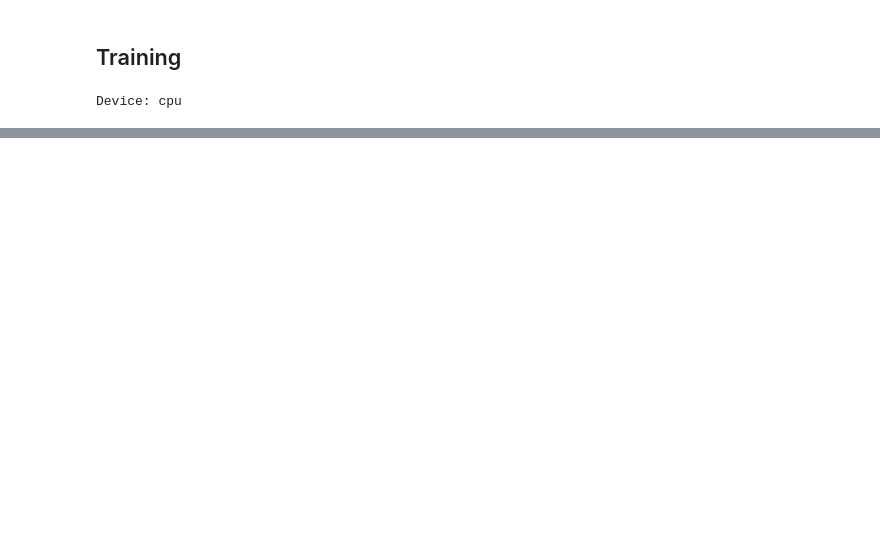
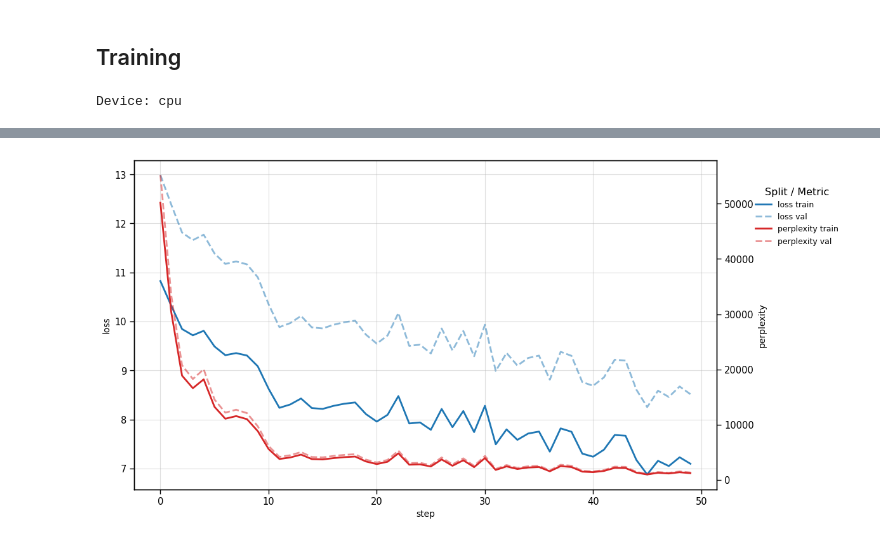
Before and after one commit to rubenbalbastre/llm, a Jupyter notebook: experiments/pre-training/gpt-2.ipynb, the cells around one changed output, grey strips where cells are left out. Cells and saved outputs as stored; diff of their text form; code cells hidden in the pictures; blank space fills up the shorter version.

Commit message:
add perplexity metric in training loop

```diff
--- a/experiments/pre-training/gpt-2.ipynb
+++ b/experiments/pre-training/gpt-2.ipynb
@@ -183,7 +183,7 @@ if torch.cuda.is_available():
     torch.cuda.manual_seed(1337)
 # %%
 vocab_size = 50304  # better to have numbers that are powers of 2 when working with CUDA
-model = GPT(GPTConfig(vocab_size=vocab_size))
-
+model = GPT(GPTConfig(vocab_size=vocab_size, n_head=6, n_layer=6, n_embd=int(768/2)))
+print(f"Number of paramters: {sum(p.numel() for p in model.parameters())/1e6}")
 # compile model to speed up (not recommended when we want fast debugging) -> kernel fussion due to compile + reduce python interpreter
 # model = torch.compile(model)
@@ -235,5 +237,4 @@ print(f"Total Batch Size: {total_batch_size} | Gradient Accumulation: {gradient_
 # %% [output]
 Total Batch Size: 512 | Gradient Accumulation: 4
 # %%
-train_loader = DataLoaderLite(B=4, T=32) # B=16, T=1024
-train_loader.next_batch()
+train_loader = DataLoaderLite(B=B, T=T) # B=16, T=1024
@@ -283,15 +266,19 @@ def get_learning_rate(iteration):
 # %%
 import time
 
-n_steps = 10
+training_metrics = []
+
+n_steps = 50
 optimizer = model.configure_optimizers(weight_decay=0.1, learning_rate=6e-4, device_type=device)
 
 for iteration in range(n_steps):
 
     t0 = time.time()
 
+    # remove old gradients
     optimizer.zero_grad()
 
+    # compute loss function and accumulate gradients
     loss_accum = 0
     for micro_step in range(gradient_accumulation_steps):
         x, y = train_loader.next_batch()
@@ -306,11 +293,17 @@ for iteration in range(n_steps):
 
     norm = torch.nn.utils.clip_grad_norm_(model.parameters(), 1.0) # prevent model from bigger shots on gradient from batches
 
+    # select next learning rate
     lr = get_learning_rate(iteration)
     for opt_group in optimizer.param_groups:
         opt_group['lr'] = lr
 
+    # backpropagate gradients
     optimizer.step()
+
+    # log metrics
+    training_metrics.append({'loss': loss_accum.item(), 'perplexity': torch.exp(loss_accum).item(), 'step': iteration, 'set': 'train'})
+    training_metrics.append({'loss': loss_accum.item()*1.2, 'perplexity': torch.exp(loss_accum).item()*1.1, 'step': iteration, 'set': 'validation'})
 
     t1 = time.time()
     if torch.cuda.is_available():
@@ -335,0 +342,73 @@ Step: 9 | Loss: 7.708323 | norm: 1.8691 | lr: 0.0006 | dt: 6614.18ms | tokens/se
+# %%
+import pandas as pd
+
+losses_df = pd.DataFrame(training_metrics)
+
+import matplotlib.pyplot as plt
+import seaborn as sns
+from matplotlib.lines import Line2D
+
+LOSS_STYLES = {
+    "train": dict(color="#1f77b4", linestyle="-"),
+    "validation": dict(color="#1f77b4", linestyle="--", alpha=0.5),
+}
+PPLX_STYLES = {
+    "train": dict(color="#d62728", linestyle="-"),
+    "validation": dict(color="#d62728", linestyle="--", alpha=0.5),
+}
+
+def _lineplot_with_styles(ax, df, metric, styles):
+    for split, style in styles.items():
+        sns.lineplot(
+            data=df[df["set"] == split],
+            x="step",
+            y=metric,
+            ax=ax,
+            label=f"{metric} {split}",
+            legend=False,
+            **style,
+        )
+
+def plot_losses(losses_df):
+
+    import seaborn as sns
+    sns.set_context(
+        "paper",
+        font_scale=1.2,
+        rc={
+            "lines.linewidth": 2.0,
+            "axes.labelsize": 10,
+            "axes.titlesize": 11,
+        }
+    )
+
+    fig, ax = plt.subplots(figsize=(12, 6))
+    ax1 = ax.twinx()
+
+    _lineplot_with_styles(ax, losses_df, "loss", LOSS_STYLES)
+    _lineplot_with_styles(ax1, losses_df, "perplexity", PPLX_STYLES)
+
+    ax.grid(alpha=0.4)
+
+    style_legend = [
+        Line2D([0], [0], **LOSS_STYLES["train"], label="loss train"),
+        Line2D([0], [0], **LOSS_STYLES["validation"], label="loss val"),
+        Line2D([0], [0], **PPLX_STYLES["train"], label="perplexity train"),
+        Line2D([0], [0], **PPLX_STYLES["validation"], label="perplexity val"),
+    ]
+    ax.legend(
+        handles=style_legend,
+        title="Split / Metric",
+        loc="upper left",
+        bbox_to_anchor=(1.02, 1.0),
+        borderaxespad=3.0,
+        fontsize=9,
+        frameon=False,
+    )
+
+    plt.tight_layout()
+    plt.show()
+
+plot_losses(losses_df)
+# %% [output]
+[figure, added]
```
Also changed, not shown: parts of 8 cells of this notebook.
